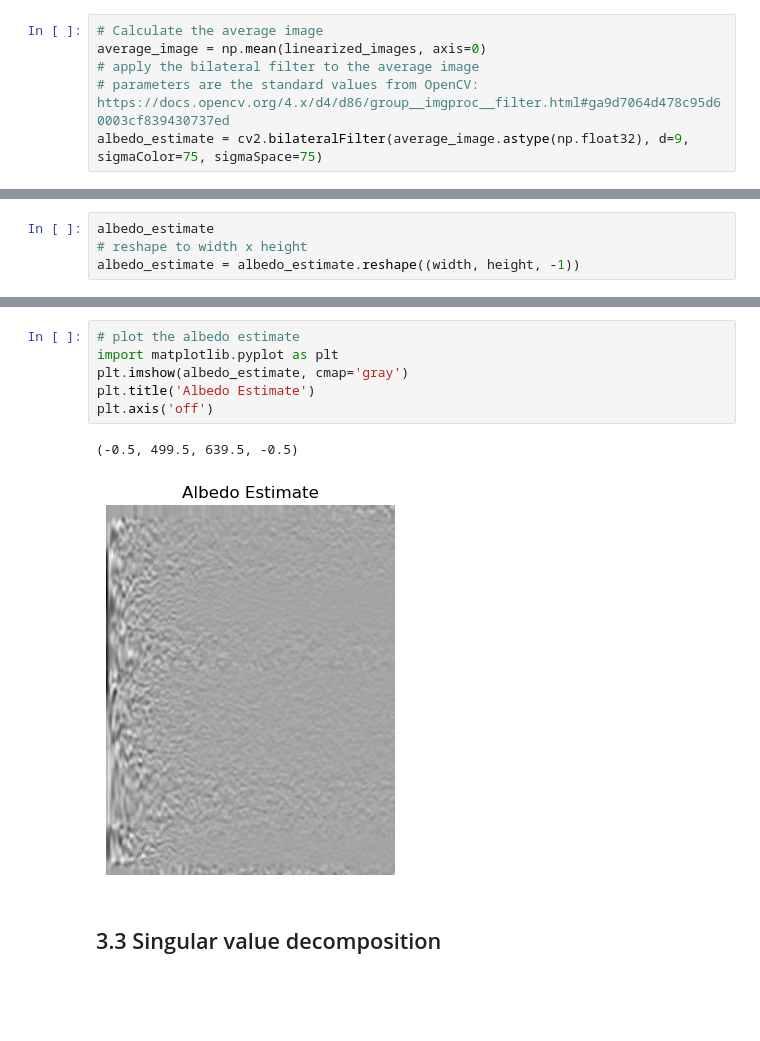
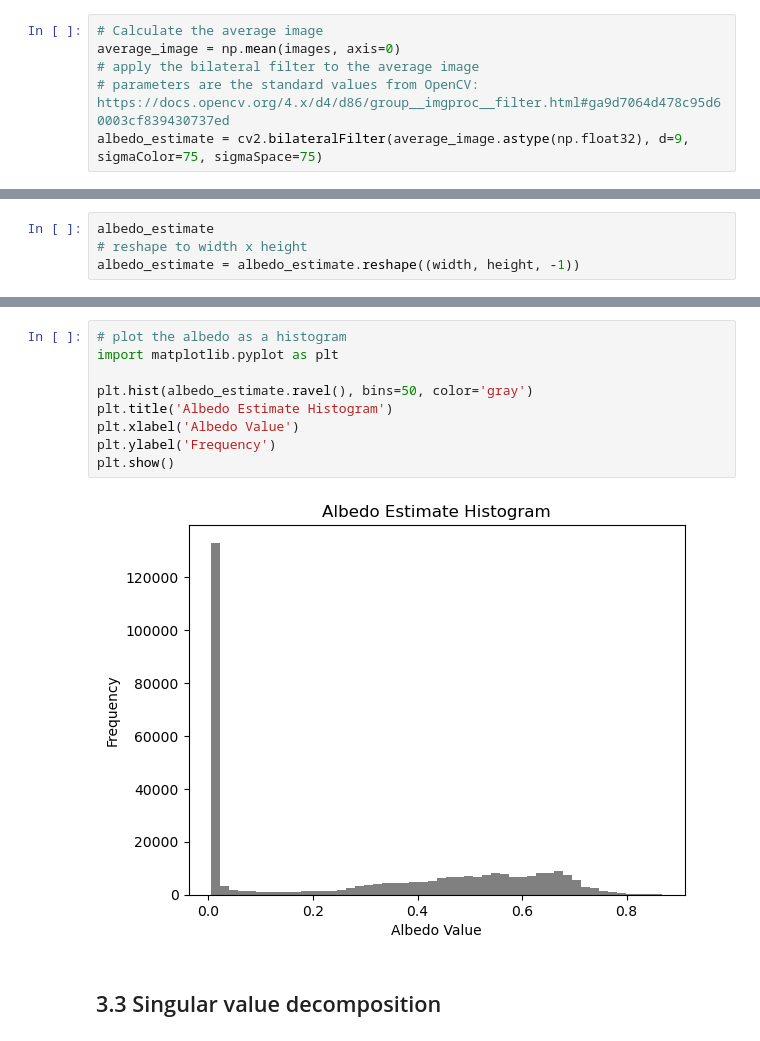
Before and after one commit to ClarysseArthur/VUB-CV-PhotometricStereo, a Jupyter notebook: PhotometricStereo.ipynb, the cells around one changed output, grey strips where cells are left out. Drawn from its saved outputs; the diff is of its cells as text; blank space fills up the shorter version.

```diff
--- a/PhotometricStereo.ipynb
+++ b/PhotometricStereo.ipynb
@@ -37,7 +35,7 @@ linearized_images[0].shape
 ## 3.2 Estimate of the Albedo
 # %%
 # Calculate the average image
-average_image = np.mean(linearized_images, axis=0)
+average_image = np.mean(images, axis=0)
 # apply the bilateral filter to the average image
 # parameters are the standard values from OpenCV: https://docs.opencv.org/4.x/d4/d86/group__imgproc__filter.html#ga9d7064d478c95d60003cf839430737ed
 albedo_estimate = cv2.bilateralFilter(average_image.astype(np.float32), d=9, sigmaColor=75, sigmaSpace=75)
@@ -52,11 +58,13 @@ albedo_estimate = albedo_estimate.reshape((width, height, -1))
 # %%
-# plot the albedo estimate
+# plot the albedo as a histogram
 import matplotlib.pyplot as plt
-plt.imshow(albedo_estimate, cmap='gray')
-plt.title('Albedo Estimate')
-plt.axis('off')
+
+plt.hist(albedo_estimate.ravel(), bins=50, color='gray')
+plt.title('Albedo Estimate Histogram')
+plt.xlabel('Albedo Value')
+plt.ylabel('Frequency')
+plt.show()
 # %% [output]
-(-0.5, 499.5, 639.5, -0.5)
-[figure, old version]
+[figure, new version]
 # %% [markdown]
 ## 3.3 Singular value decomposition
```
Also changed, not shown: parts of 4 cells of this notebook.
